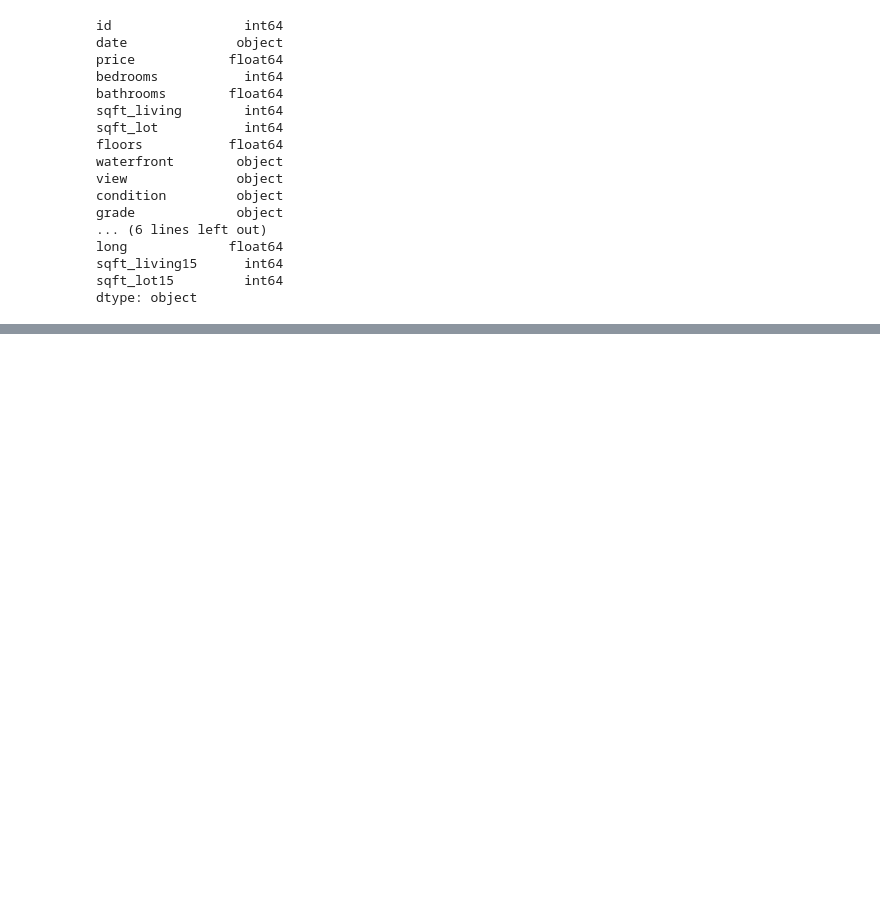
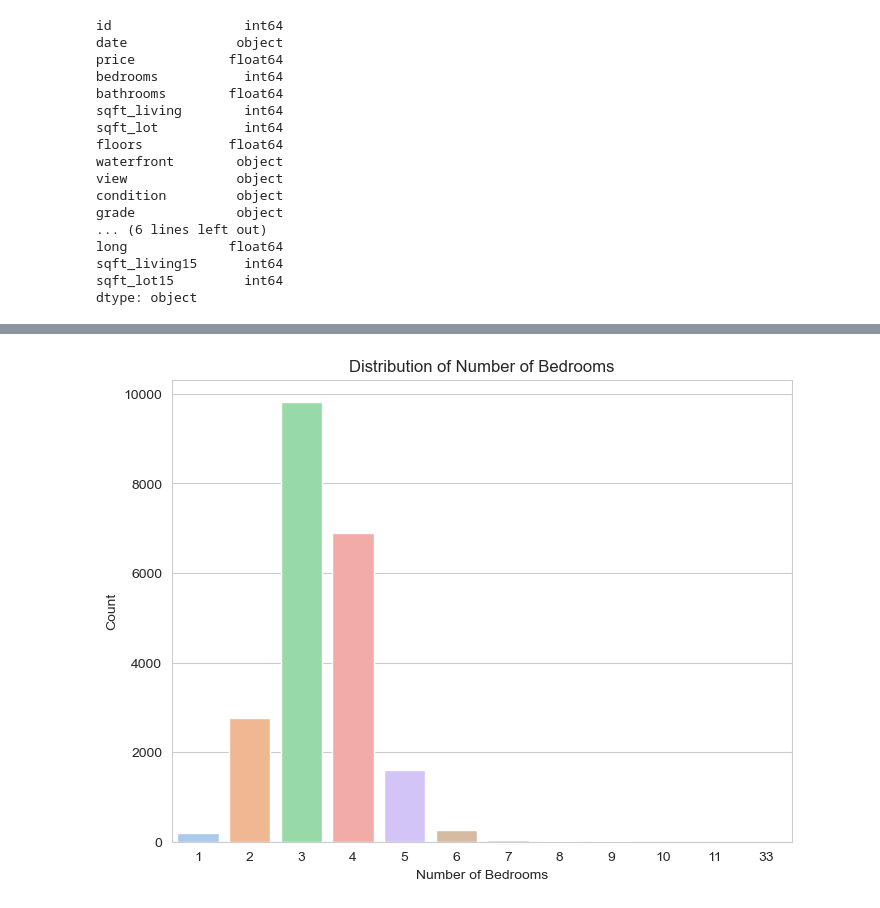
Before and after one commit to jerrynarkiso/Kings-Country-Housing-Project, a Jupyter notebook: student.ipynb, the cells around one changed output, grey strips where cells are left out. Cells and saved outputs as stored; diff of their text form; code cells hidden in the pictures; blank space fills up the shorter version.

```diff
--- a/student.ipynb
+++ b/student.ipynb
@@ -116,0 +148,13 @@ Name: count, Length: 21420, dtype: int64
+# %%
+import seaborn as sns
+import matplotlib.pyplot as plt
+
+# Plot a bar plot of the number of bedrooms
+plt.figure(figsize=(8, 6))
+sns.countplot(x='bedrooms', data=df, palette='pastel')
+plt.title('Distribution of Number of Bedrooms')
+plt.xlabel('Number of Bedrooms')
+plt.ylabel('Count')
+plt.show()
+# %% [output]
+[figure, added]
```
Also changed, not shown: parts of 16 cells of this notebook.
